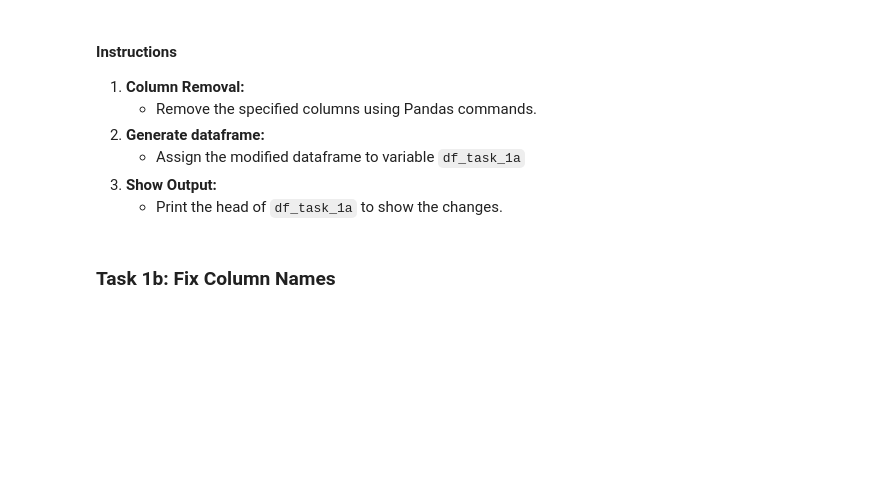
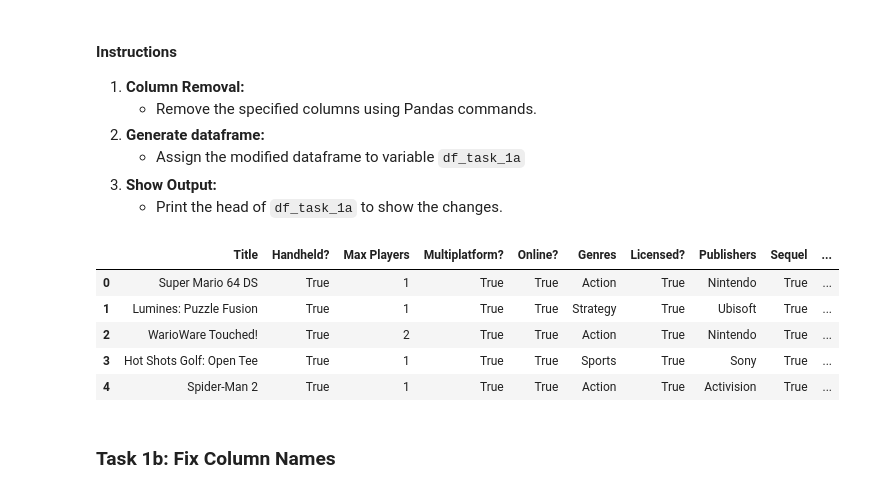
Before and after one commit to visdesignlab/persist_examples, a Jupyter notebook: Study Data II - Video Games/PANDAS_video_games_tasks.ipynb, the cells around one changed output. Saved outputs shown, nothing was run; the diff lists cells and outputs as text; code cells hidden in the pictures; blank space fills up the shorter version.

```diff
--- a/Study Data II - Video Games/PANDAS_video_games_tasks.ipynb
+++ b/Study Data II - Video Games/PANDAS_video_games_tasks.ipynb
@@ -83,7 +91,15 @@ Remove the following columns to streamline the dataset for further analysis:
 	- Print the head of `df_task_1a` to show the changes.
 # %%
 df_task_1a = df
+df_task_1a = df_task_1a.drop(['Re-release?', 'CT_All'], axis=1)
 df_task_1a.head()
+# %% [output]
+|  | Title | Handheld? | Max Players | Multiplatform? | Online? | Genres | Licensed? | Publishers | Sequel | ... |
+| 0 | Super Mario 64 DS | True | 1 | True | True | Action | True | Nintendo | True | ... |
+| 1 | Lumines: Puzzle Fusion | True | 1 | True | True | Strategy | True | Ubisoft | True | ... |
+| 2 | WarioWare Touched! | True | 2 | True | True | Action | True | Nintendo | True | ... |
+| 3 | Hot Shots Golf: Open Tee | True | 1 | True | True | Sports | True | Sony | True | ... |
+| 4 | Spider-Man 2 | True | 1 | True | True | Action | True | Activision | True | ... |
 # %% [markdown]
 ### **Task 1b: Fix Column Names**
 # %% [markdown]
```
Also changed, not shown: parts of 12 cells of this notebook, 4 other files.
